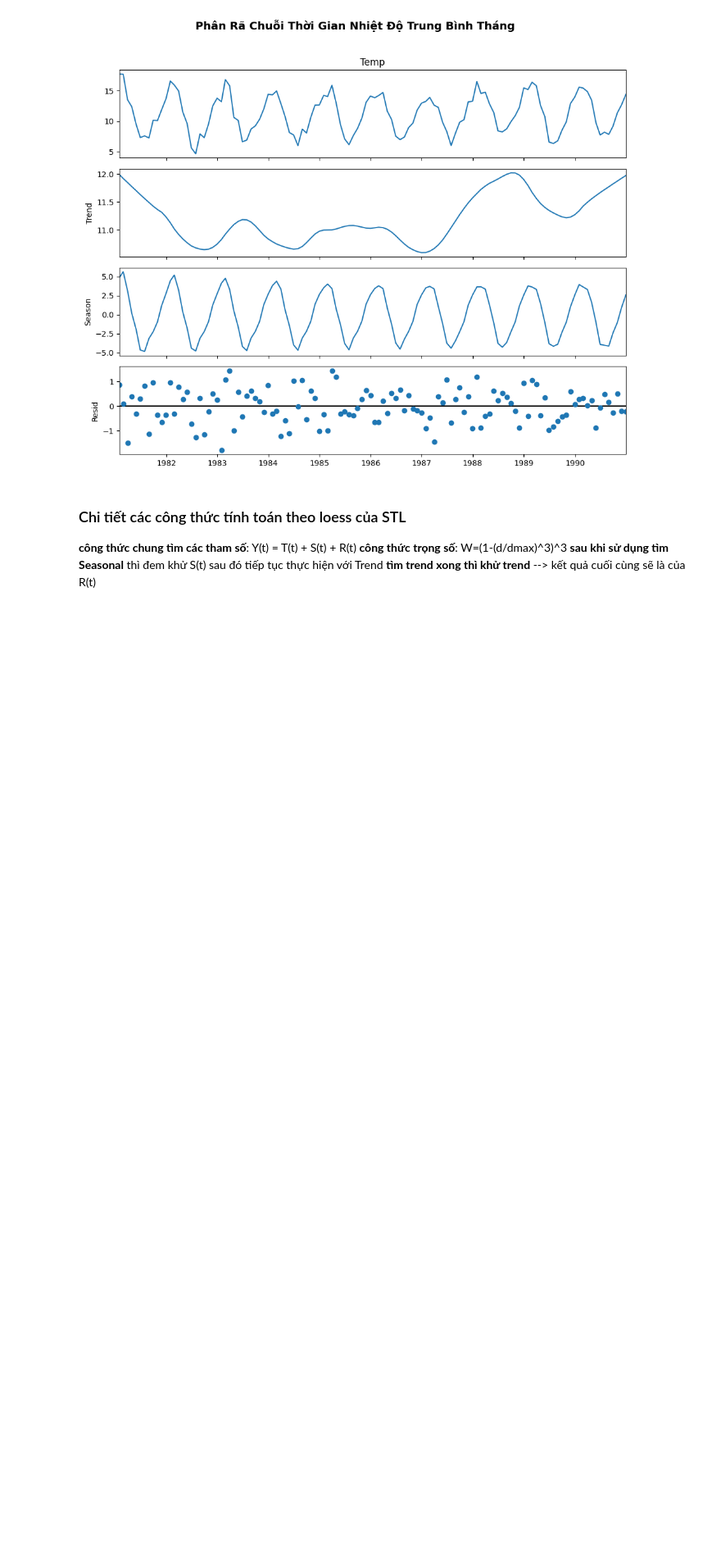
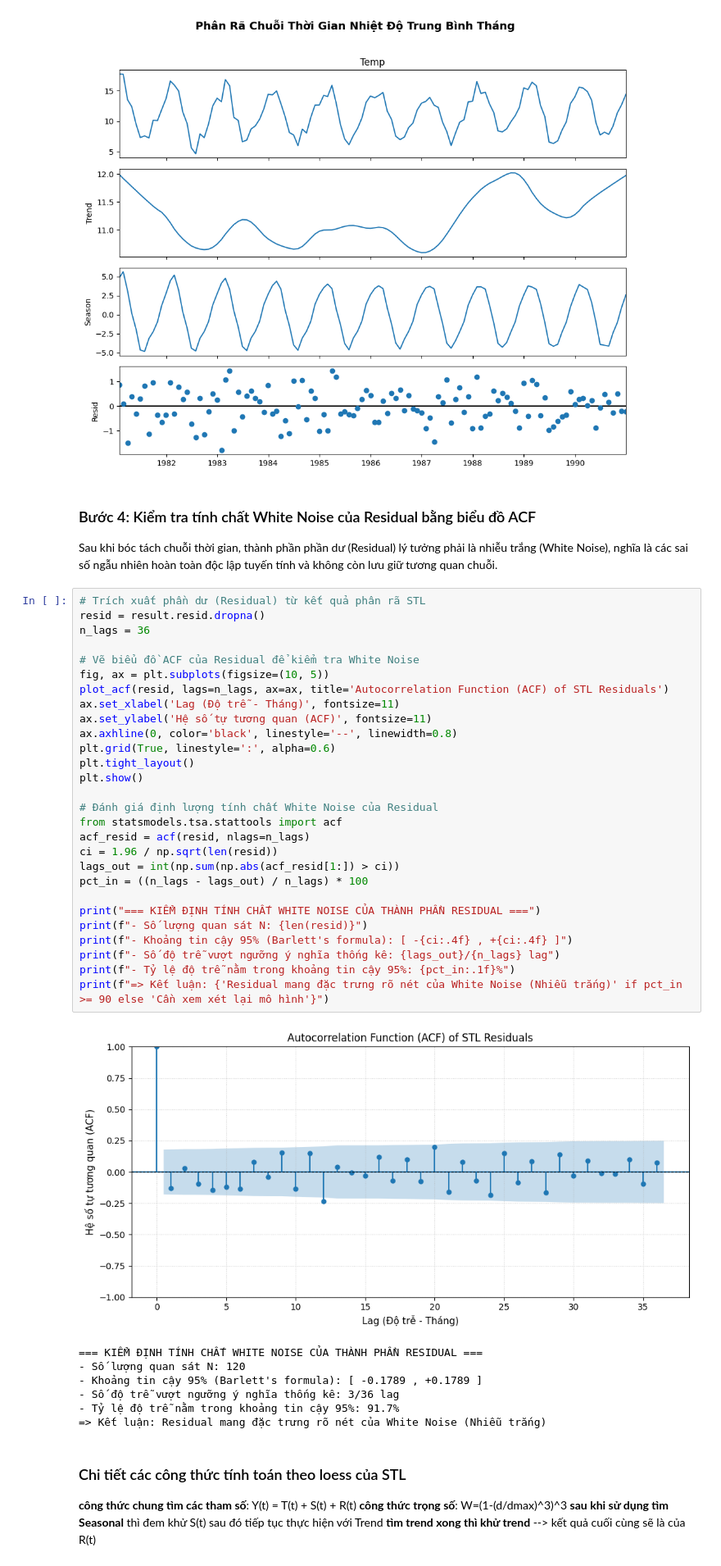
Before and after one commit to luuminhhoa/Lab1_Timeseries, a Jupyter notebook: scripts/main.ipynb, the cells around one changed output. Shown at 82% size. Drawn from its saved outputs; the diff is of its cells as text; blank space fills up the shorter version.

Commit message:
docs: update report and statistical analysis with STL residual ACF

```diff
--- a/scripts/main.ipynb
+++ b/scripts/main.ipynb
@@ -411,6 +411,45 @@ plt.tight_layout()
 plt.show()
 # %% [output]
 [figure]
+# %% [markdown]
+### Bước 4: Kiểm tra tính chất White Noise của Residual bằng biểu đồ ACF
+Sau khi bóc tách chuỗi thời gian, thành phần phần dư (Residual) lý tưởng phải là nhiễu trắng (White Noise), nghĩa là các sai số ngẫu nhiên hoàn toàn độc lập tuyến tính và không còn lưu giữ tương quan chuỗi.
+# %%
+# Trích xuất phần dư (Residual) từ kết quả phân rã STL
+resid = result.resid.dropna()
+n_lags = 36
+
+# Vẽ biểu đồ ACF của Residual để kiểm tra White Noise
+fig, ax = plt.subplots(figsize=(10, 5))
+plot_acf(resid, lags=n_lags, ax=ax, title='Autocorrelation Function (ACF) of STL Residuals')
+ax.set_xlabel('Lag (Độ trễ - Tháng)', fontsize=11)
+ax.set_ylabel('Hệ số tự tương quan (ACF)', fontsize=11)
+ax.axhline(0, color='black', linestyle='--', linewidth=0.8)
+plt.grid(True, linestyle=':', alpha=0.6)
+plt.tight_layout()
+plt.show()
+
+# Đánh giá định lượng tính chất White Noise của Residual
+from statsmodels.tsa.stattools import acf
+acf_resid = acf(resid, nlags=n_lags)
+ci = 1.96 / np.sqrt(len(resid))
+lags_out = int(np.sum(np.abs(acf_resid[1:]) > ci))
+pct_in = ((n_lags - lags_out) / n_lags) * 100
+
+print("=== KIỂM ĐỊNH TÍNH CHẤT WHITE NOISE CỦA THÀNH PHẦN RESIDUAL ===")
+print(f"- Số lượng quan sát N: {len(resid)}")
+print(f"- Khoảng tin cậy 95% (Barlett's formula): [ -{ci:.4f} , +{ci:.4f} ]")
+print(f"- Số độ trễ vượt ngưỡng ý nghĩa thống kê: {lags_out}/{n_lags} lag")
+print(f"- Tỷ lệ độ trễ nằm trong khoảng tin cậy 95%: {pct_in:.1f}%")
+print(f"=> Kết luận: {'Residual mang đặc trưng rõ nét của White Noise (Nhiễu trắng)' if pct_in >= 90 else 'Cần xem xét lại mô hình'}")
+# %% [output]
+[figure, added]
+=== KIỂM ĐỊNH TÍNH CHẤT WHITE NOISE CỦA THÀNH PHẦN RESIDUAL ===
+- Số lượng quan sát N: 120
+- Khoảng tin cậy 95% (Barlett's formula): [ -0.1789 , +0.1789 ]
+- Số độ trễ vượt ngưỡng ý nghĩa thống kê: 3/36 lag
+- Tỷ lệ độ trễ nằm trong khoảng tin cậy 95%: 91.7%
+=> Kết luận: Residual mang đặc trưng rõ nét của White Noise (Nhiễu trắng)
 # %% [markdown]
 ### Chi tiết các công thức tính toán theo loess của STL
 **công thức chung tìm các tham số**: Y(t) = T(t) + S(t) + R(t)
```
Also changed, not shown: parts of 2 cells of this notebook, 3 other files.
